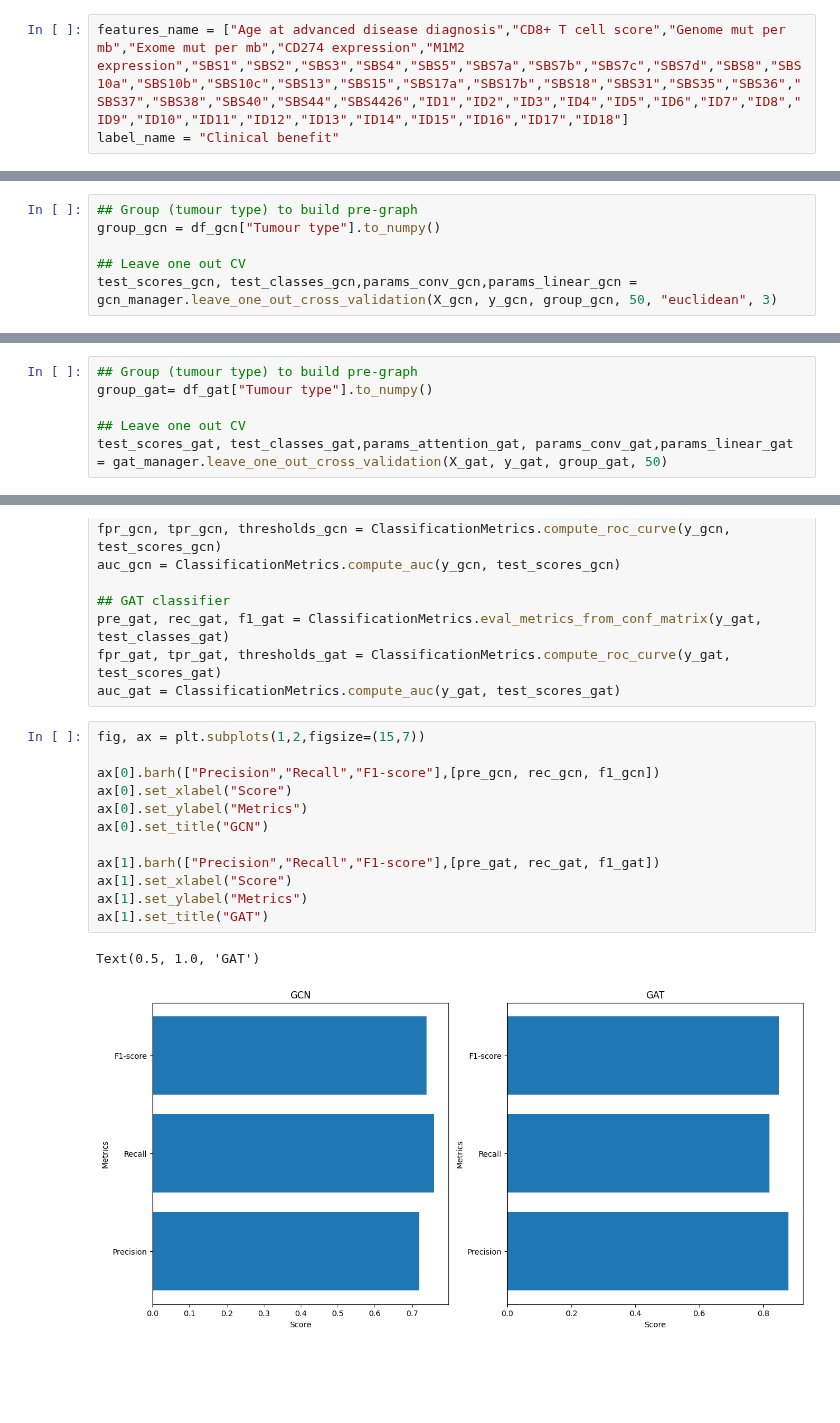
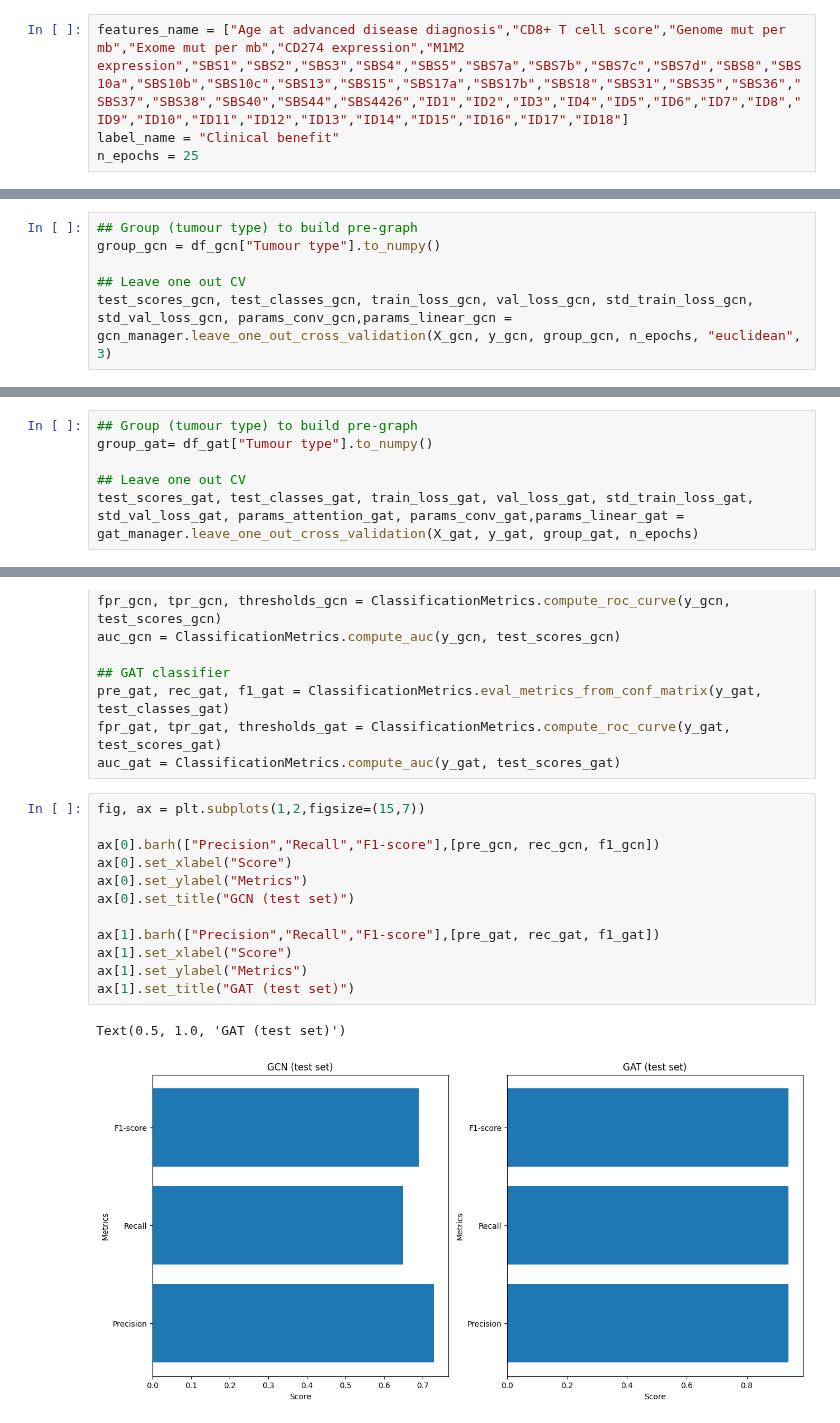
Before and after one commit to Arthur8754/mutational-signatures, a Jupyter notebook: compare-GCN-GAT.ipynb, the cells around one changed output, grey strips where cells are left out. Cells and saved outputs as stored; diff of their text form; blank space fills up the shorter version.

Commit message:
Clean code and test on GAT-GCN

```diff
--- a/compare-GCN-GAT.ipynb
+++ b/compare-GCN-GAT.ipynb
@@ -44,6 +39,7 @@ df_gat = preProcessing.delete_nan_values(df_gat)
 # %%
 features_name = ["Age at advanced disease diagnosis","CD8+ T cell score","Genome mut per mb","Exome mut per mb","CD274 expression","M1M2 expression","SBS1","SBS2","SBS3","SBS4","SBS5","SBS7a","SBS7b","SBS7c","SBS7d","SBS8","SBS10a","SBS10b","SBS10c","SBS13","SBS15","SBS17a","SBS17b","SBS18","SBS31","SBS35","SBS36","SBS37","SBS38","SBS40","SBS44","SBS4426","ID1","ID2","ID3","ID4","ID5","ID6","ID7","ID8","ID9","ID10","ID11","ID12","ID13","ID14","ID15","ID16","ID17","ID18"]
 label_name = "Clinical benefit"
+n_epochs = 25
 # %% [markdown]
 ## 1. GCN classifier
 We build a pre-graph per tumour type, we normalize all data except mutational signatures, and we use the euclidean distance.
@@ -76,7 +72,7 @@ gcn_manager = GCNClassifierTrainTestManager(gcn_clf)
 group_gcn = df_gcn["Tumour type"].to_numpy()
 
 ## Leave one out CV
-test_scores_gcn, test_classes_gcn,params_conv_gcn,params_linear_gcn = gcn_manager.leave_one_out_cross_validation(X_gcn, y_gcn, group_gcn, 50, "euclidean", 3)
+test_scores_gcn, test_classes_gcn, train_loss_gcn, val_loss_gcn, std_train_loss_gcn, std_val_loss_gcn, params_conv_gcn,params_linear_gcn = gcn_manager.leave_one_out_cross_validation(X_gcn, y_gcn, group_gcn, n_epochs, "euclidean", 3)
 # %%
 # Take the absolute value
 weights_conv_gcn = np.absolute(np.mean(params_conv_gcn[0].detach().numpy(),axis=1))
@@ -127,7 +123,7 @@ gat_manager = GATClassifierTrainTestManager(gat_clf)
 group_gat= df_gat["Tumour type"].to_numpy()
 
 ## Leave one out CV
-test_scores_gat, test_classes_gat,params_attention_gat, params_conv_gat,params_linear_gat = gat_manager.leave_one_out_cross_validation(X_gat, y_gat, group_gat, 50)
+test_scores_gat, test_classes_gat, train_loss_gat, val_loss_gat, std_train_loss_gat, std_val_loss_gat, params_attention_gat, params_conv_gat,params_linear_gat = gat_manager.leave_one_out_cross_validation(X_gat, y_gat, group_gat, n_epochs)
 # %%
 # Take the absolute value
 weights_attention_gat = np.absolute(np.mean(params_attention_gat[0].detach().numpy(),axis=1))
@@ -168,18 +164,18 @@ auc_gat = ClassificationMetrics.compute_auc(y_gat, test_scores_gat)
 # %%
 fig, ax = plt.subplots(1,2,figsize=(15,7))
 
 ax[0].barh(["Precision","Recall","F1-score"],[pre_gcn, rec_gcn, f1_gcn])
 ax[0].set_xlabel("Score")
 ax[0].set_ylabel("Metrics")
-ax[0].set_title("GCN")
+ax[0].set_title("GCN (test set)")
 
 ax[1].barh(["Precision","Recall","F1-score"],[pre_gat, rec_gat, f1_gat])
 ax[1].set_xlabel("Score")
 ax[1].set_ylabel("Metrics")
-ax[1].set_title("GAT")
+ax[1].set_title("GAT (test set)")
 # %% [output]
-Text(0.5, 1.0, 'GAT')
+Text(0.5, 1.0, 'GAT (test set)')
-[figure, old version]
+[figure, new version]
 # %%
 fig, ax = plt.subplots(figsize=(10,7))
 x = np.linspace(0,1,100)
```
Also changed, not shown: parts of 5 cells of this notebook, 3 other files.
